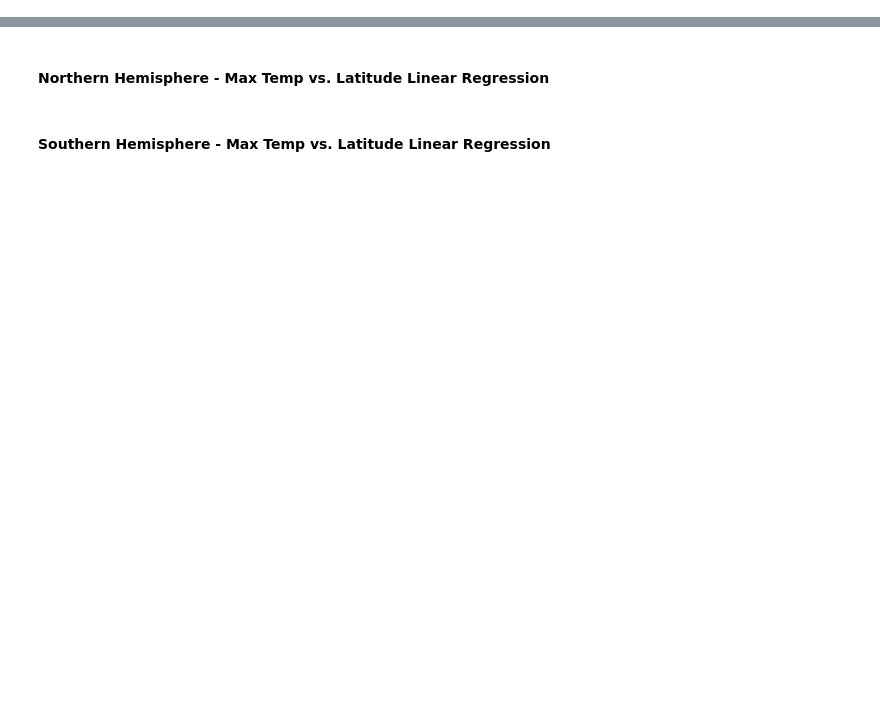
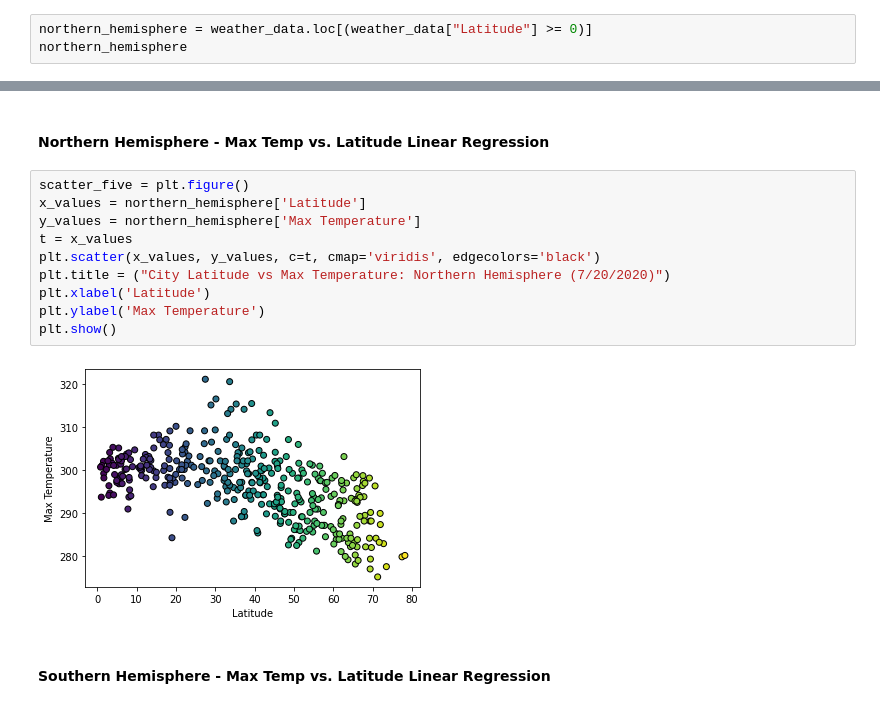
Before and after one commit to armywalrus/Global-Weather_Model-APIs-Python, a Jupyter notebook: WeatherPy/WeatherPy.ipynb, the cells around one changed output, grey strips where cells are left out. Cells and saved outputs as stored; diff of their text form; blank space fills up the shorter version.

Commit message:
added scatter plots for northern and southern hemispheres

```diff
--- a/WeatherPy/WeatherPy.ipynb
+++ b/WeatherPy/WeatherPy.ipynb
@@ -270,0 +285,3 @@ plt.show()
+# %%
+northern_hemisphere = weather_data.loc[(weather_data["Latitude"] >= 0)]
+northern_hemisphere
@@ -271,4 +319,16 @@ plt.show()
 # %% [markdown]
 ####  Northern Hemisphere - Max Temp vs. Latitude Linear Regression
+# %%
+scatter_five = plt.figure()
+x_values = northern_hemisphere['Latitude']
+y_values = northern_hemisphere['Max Temperature']
+t = x_values
+plt.scatter(x_values, y_values, c=t, cmap='viridis', edgecolors='black')
+plt.title = ("City Latitude vs Max Temperature: Northern Hemisphere (7/20/2020)")
+plt.xlabel('Latitude')
+plt.ylabel('Max Temperature')
+plt.show()
+# %% [output]
+[figure, added]
 # %% [markdown]
 ####  Southern Hemisphere - Max Temp vs. Latitude Linear Regression
```
Also changed, not shown: parts of 14 cells of this notebook.
